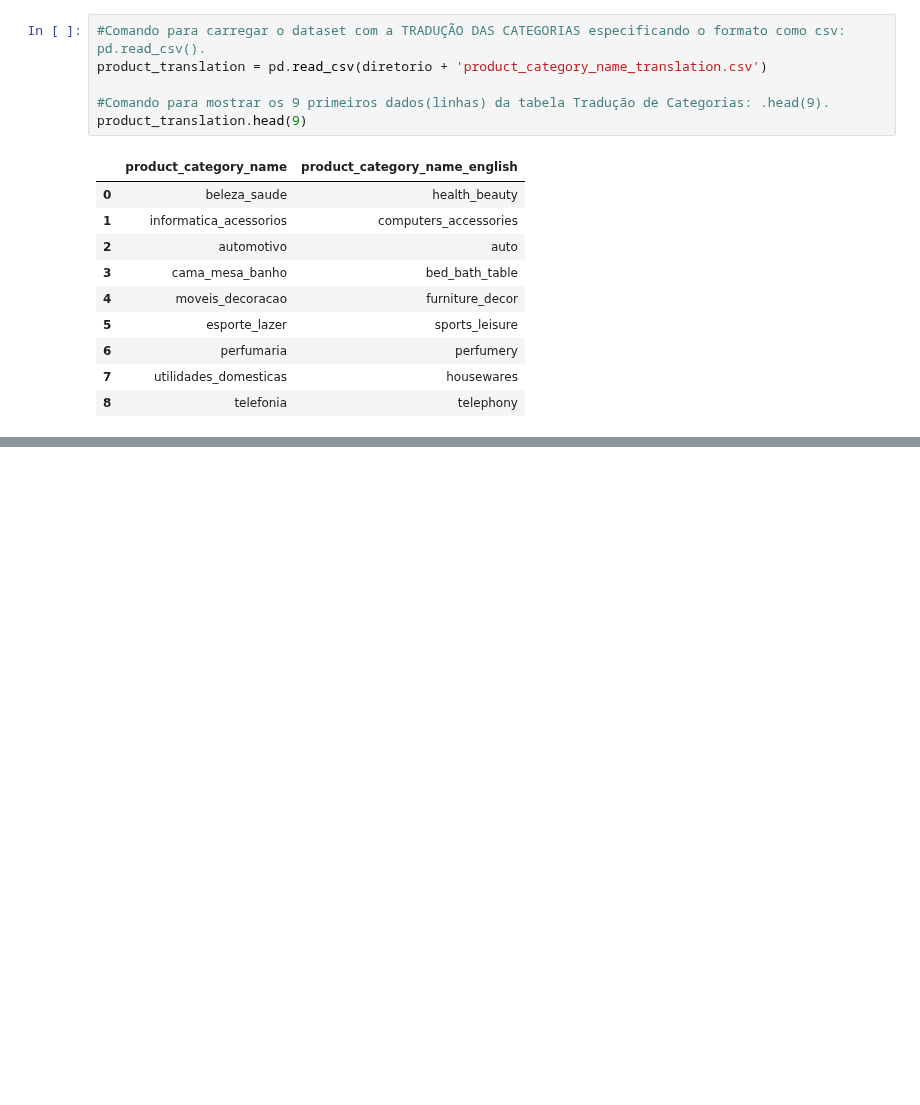
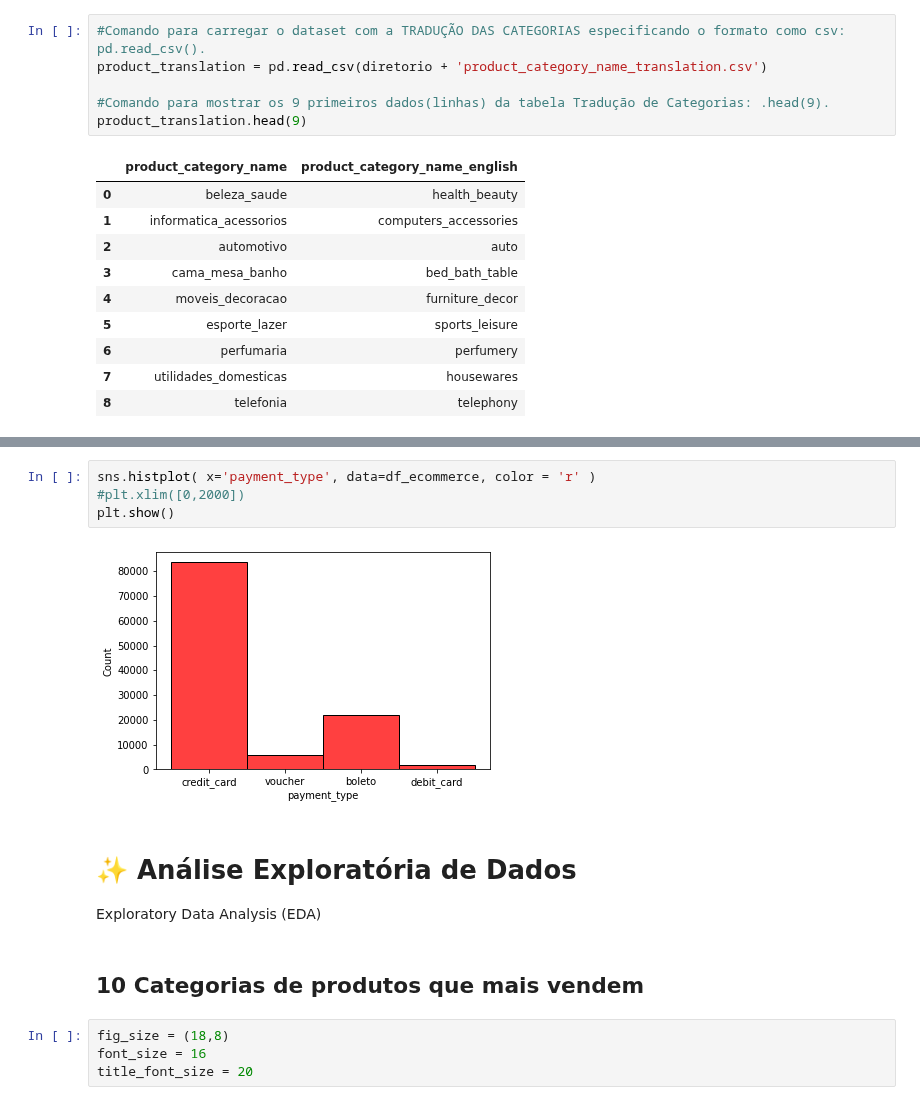
Before and after one commit to MBSant/Python, a Jupyter notebook: Projeto_Satisfação_do_Consumidor.ipynb, the cells around one changed output, grey strips where cells are left out. Drawn from its saved outputs; the diff is of its cells as text; blank space fills up the shorter version.

```diff
--- a/Projeto_Satisfação_do_Consumidor.ipynb
+++ b/Projeto_Satisfação_do_Consumidor.ipynb
@@ -175,0 +553,15 @@ product_translation.head(9)
+# %%
+sns.histplot( x='payment_type', data=df_ecommerce, color = 'r' )
+#plt.xlim([0,2000])
+plt.show()
+# %% [output]
+[figure, added]
+# %% [markdown]
+# ✨ Análise Exploratória de Dados
+Exploratory Data Analysis (EDA)
+# %% [markdown]
+## 10 Categorias de produtos que mais vendem
+# %%
+fig_size = (18,8)
+font_size = 16
+title_font_size = 20
```
Also changed, not shown: parts of 95 cells of this notebook.
